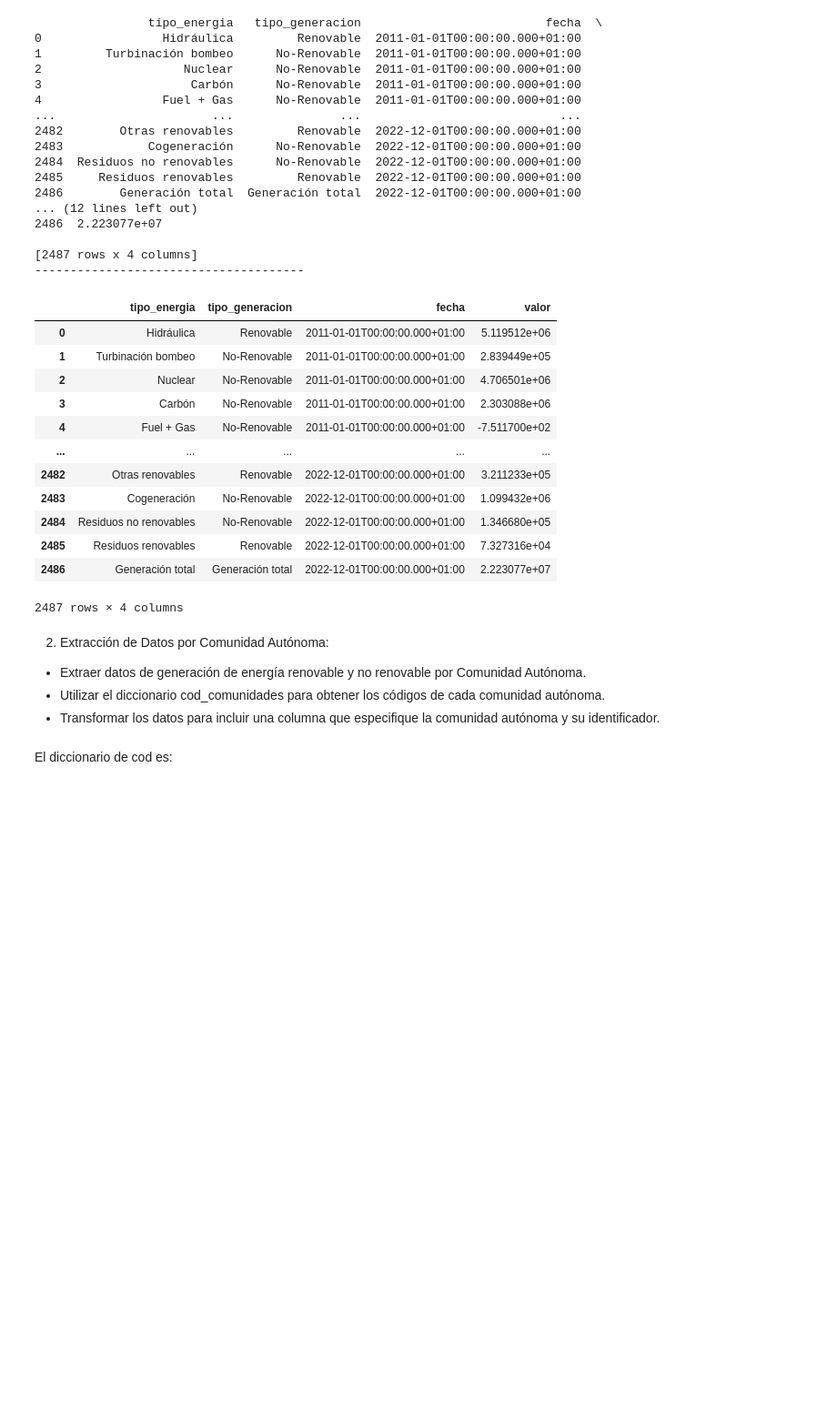
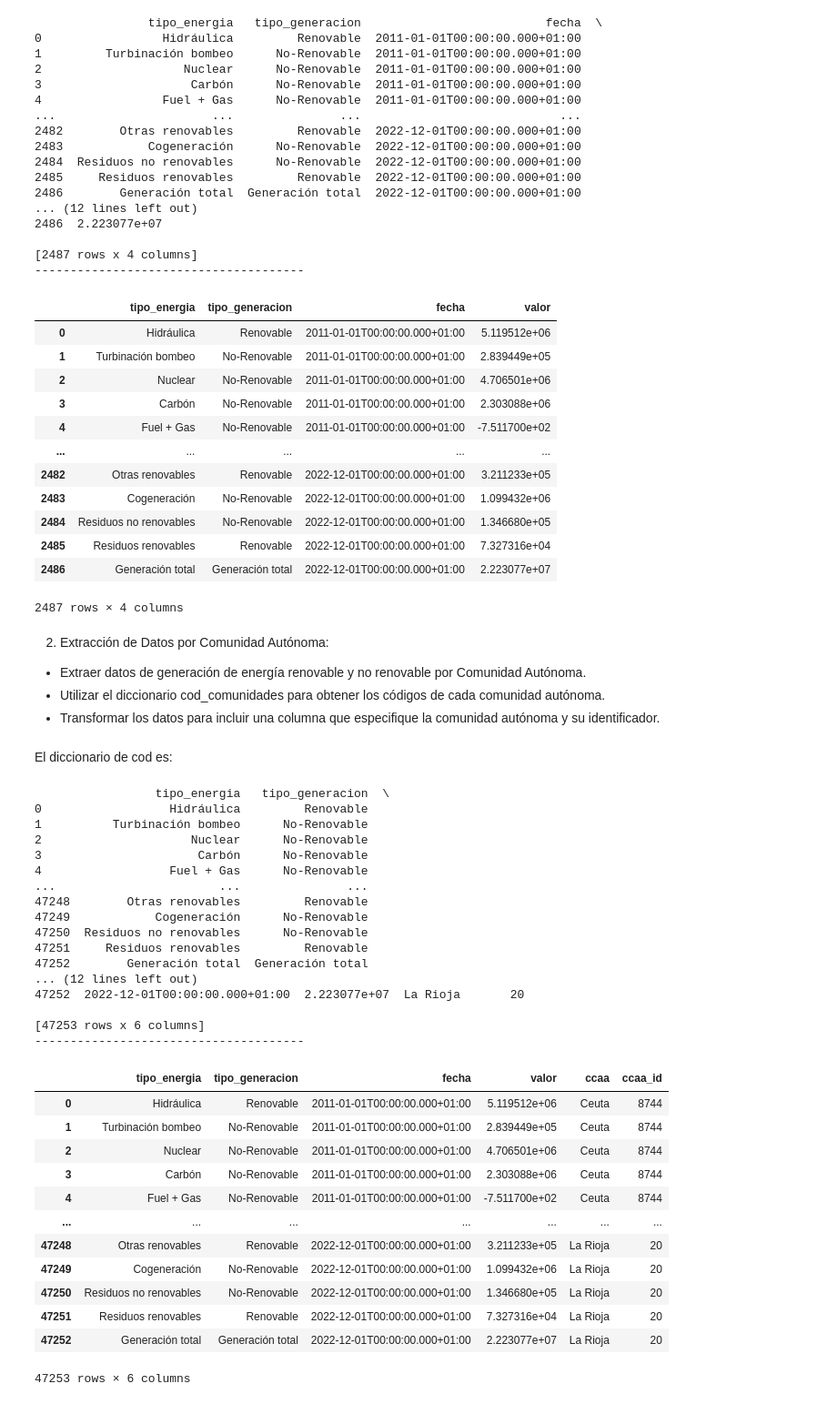
Before and after one commit to inesaag/promoG-modulo2-sprint1-pairprogramming-INES_KARINE, a Jupyter notebook: Pair-programmin-API's.ipynb, the cells around one changed output. Shown at 91% size. Drawn from its saved outputs; the diff is of its cells as text; code cells hidden in the pictures; blank space fills up the shorter version.

```diff
--- a/Pair-programmin-API's.ipynb
+++ b/Pair-programmin-API's.ipynb
@@ -147,7 +147,7 @@ df_energia
 2487 rows × 4 columns
 # %%
 
-def llamar_api(fecha_inicio, fecha_fin):
+def llamar_api(url,fecha_inicio, fecha_fin):
     """
     Realiza una llamada a la API con las fechas de inicio y fin especificadas.
     Retorna los datos de energía en formato JSON.
@@ -194,7 +194,8 @@ for anio in range(2011, 2023):
         fecha_fin = f'{anio}-{mes:02d}-31'
 
         # Realizamos la llamada a la API
-        energia = llamar_api(fecha_inicio, fecha_fin)
+        url = f"https://apidatos.ree.es/es/datos/generacion/estructura-generacion?start_date={fecha_inicio}T00:00&end_date={fecha_fin}T23:59&time_trunc=month"
+        energia = llamar_api(url, fecha_inicio, fecha_fin)
 
         if energia:
             # Extraemos los datos y los agregamos al diccionario
@@ -268,3 +269,73 @@ cod_comunidades = {'Ceuta': 8744,
                     'Canarias': 8742,
                     'Región de Murcia': 21,
                     'La Rioja': 20}
+# %%
+# Diccionario para almacenar los datos de energía por comunidad autónoma
+diccionario_comunidades = {'tipo_energia': [], 'tipo_generacion': [], 'fecha': [], 'valor': [], 'ccaa': [], 'ccaa_id': []}
+
+for comunidad, ccaa_id in cod_comunidades.items():
+    for anio in range(2011, 2023):
+        for mes in range(1, 13):
+            # ... (código para definir fechas y llamar a la API)
+            fecha_inicio = f"{anio}-{mes:02d}-01"
+            fecha_fin = f'{anio}-{mes:02d}-31'
+            url_comunidades = f"https://apidatos.ree.es/es/datos/generacion/estructura-generacion?start_date={fecha_inicio}T00:00&end_date={fecha_fin}T23:59&time_trunc=month&geo_limit=ccaa&geo_ids={ccaa_id}"
+
+            # Realizamos la llamada a la API y extraemos los datos
+            energia_comunidades = llamar_api(url_comunidades, fecha_inicio, fecha_fin)
+
+            # Extraemos los datos y los agregamos al diccionario de comunidades autónomas
+            if energia_comunidades:
+                for energia in energia_comunidades['included']:
+                    tipo_energia = energia['attributes']['title']
+                    tipo_generacion = energia['attributes']['type']
+                    fecha = energia['attributes']['values'][0]['datetime']
+                    valor = energia['attributes']['values'][0]['value']
+
+                    diccionario_comunidades['tipo_energia'].append(tipo_energia)
+                    diccionario_comunidades['tipo_generacion'].append(tipo_generacion)
+                    diccionario_comunidades['fecha'].append(fecha)
+                    diccionario_comunidades['valor'].append(valor)
+                    diccionario_comunidades['ccaa'].append(comunidad)
+                    diccionario_comunidades['ccaa_id'].append(ccaa_id)
+
+ # Convertimos el diccionario de comunidades autónomas en un DataFrame
+df_energia_comunidades = consultar_datos(diccionario_comunidades)
+
+# Ahora imprimimos el DataFrame de las comunidades
+print(df_energia_comunidades)
+
+print('--------------------------------------')
+
+df_energia_comunidades
+# %% [output]
+                 tipo_energia   tipo_generacion  \
+0                  Hidráulica         Renovable
+1          Turbinación bombeo      No-Renovable
+2                     Nuclear      No-Renovable
+3                      Carbón      No-Renovable
+4                  Fuel + Gas      No-Renovable
+...                       ...               ...
+47248        Otras renovables         Renovable
+47249            Cogeneración      No-Renovable
+47250  Residuos no renovables      No-Renovable
+47251     Residuos renovables         Renovable
+47252        Generación total  Generación total
+... (12 lines left out)
+47252  2022-12-01T00:00:00.000+01:00  2.223077e+07  La Rioja       20
+
+[47253 rows x 6 columns]
+--------------------------------------
+|  | tipo_energia | tipo_generacion | fecha | valor | ccaa | ccaa_id |
+| 0 | Hidráulica | Renovable | 2011-01-01T00:00:00.000+01:00 | 5.119512e+06 | Ceuta | 8744 |
+| 1 | Turbinación bombeo | No-Renovable | 2011-01-01T00:00:00.000+01:00 | 2.839449e+05 | Ceuta | 8744 |
+| 2 | Nuclear | No-Renovable | 2011-01-01T00:00:00.000+01:00 | 4.706501e+06 | Ceuta | 8744 |
+| 3 | Carbón | No-Renovable | 2011-01-01T00:00:00.000+01:00 | 2.303088e+06 | Ceuta | 8744 |
+| 4 | Fuel + Gas | No-Renovable | 2011-01-01T00:00:00.000+01:00 | -7.511700e+02 | Ceuta | 8744 |
+| ... | ... | ... | ... | ... | ... | ... |
+| 47248 | Otras renovables | Renovable | 2022-12-01T00:00:00.000+01:00 | 3.211233e+05 | La Rioja | 20 |
+| 47249 | Cogeneración | No-Renovable | 2022-12-01T00:00:00.000+01:00 | 1.099432e+06 | La Rioja | 20 |
+| 47250 | Residuos no renovables | No-Renovable | 2022-12-01T00:00:00.000+01:00 | 1.346680e+05 | La Rioja | 20 |
+| 47251 | Residuos renovables | Renovable | 2022-12-01T00:00:00.000+01:00 | 7.327316e+04 | La Rioja | 20 |
+| 47252 | Generación total | Generación total | 2022-12-01T00:00:00.000+01:00 | 2.223077e+07 | La Rioja | 20 |
+47253 rows × 6 columns
```
Also changed, not shown: parts of 1 cell of this notebook.
